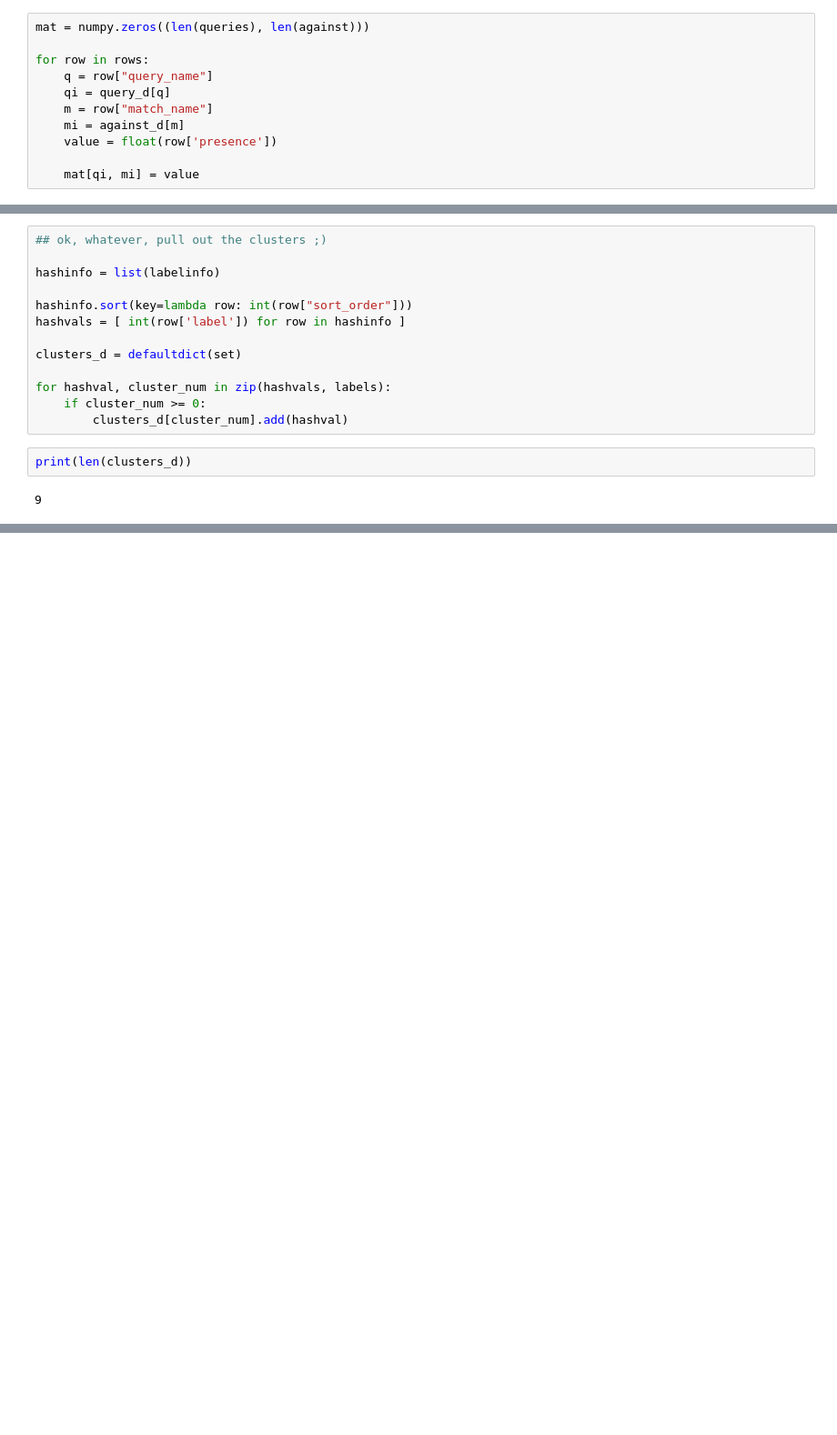
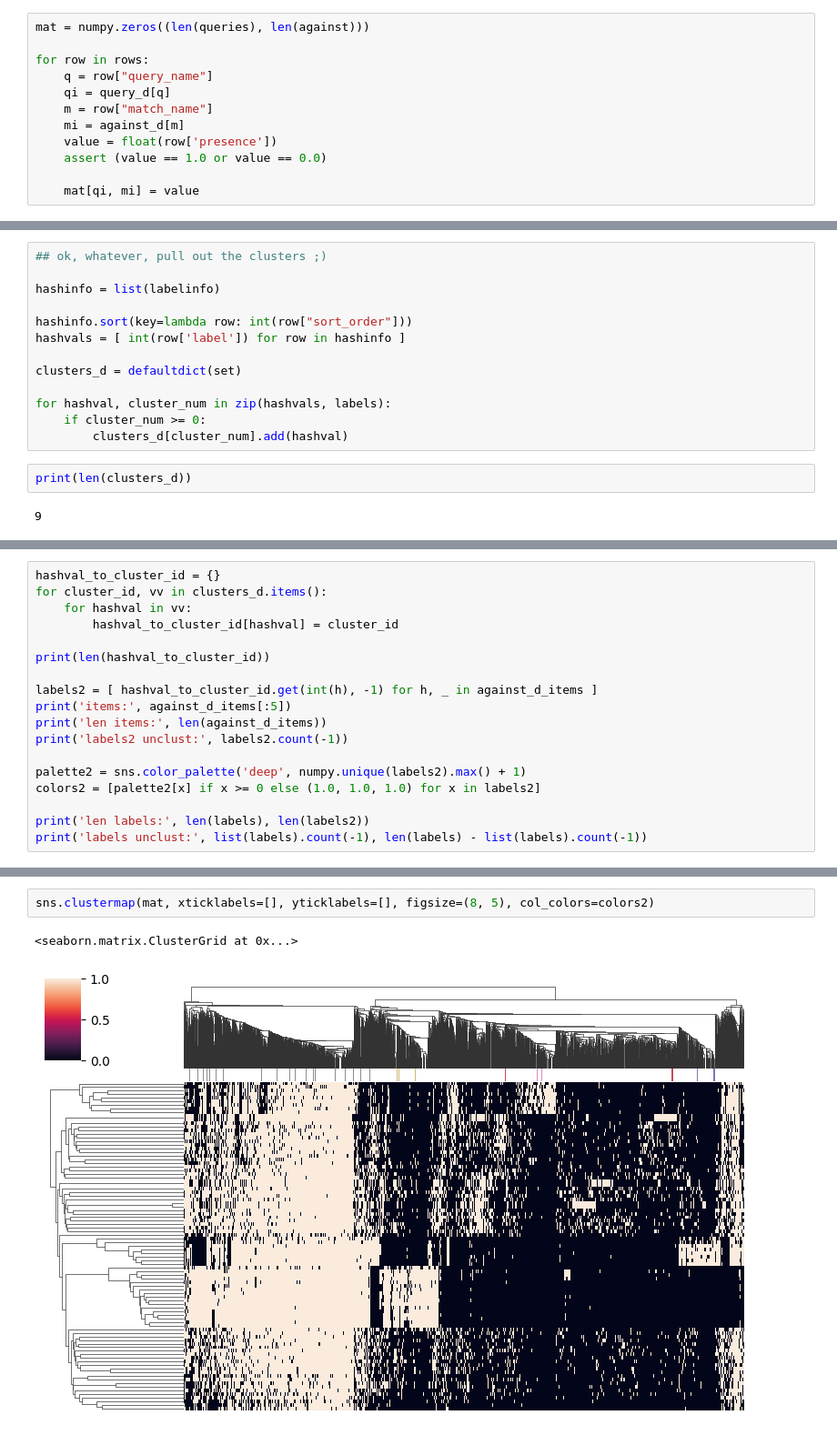
Before and after one commit to ctb/2024-pangenome-hash-corr, a Jupyter notebook: hdbscan.ipynb, the cells around one changed output, grey strips where cells are left out. Shown at 91% size. Cells and saved outputs as stored; diff of their text form; blank space fills up the shorter version.

```diff
--- a/hdbscan.ipynb
+++ b/hdbscan.ipynb
@@ -59,6 +66,7 @@ for row in rows:
     m = row["match_name"]
     mi = against_d[m]
     value = float(row['presence'])
+    assert (value == 1.0 or value == 0.0)
 
     mat[qi, mi] = value
 # %%
@@ -186,0 +206,18 @@ cluster 8 has size 27
+# %%
+hashval_to_cluster_id = {}
+for cluster_id, vv in clusters_d.items():
+    for hashval in vv:
+        hashval_to_cluster_id[hashval] = cluster_id
+
+print(len(hashval_to_cluster_id))
+
+labels2 = [ hashval_to_cluster_id.get(int(h), -1) for h, _ in against_d_items ]
+print('items:', against_d_items[:5])
+print('len items:', len(against_d_items))
+print('labels2 unclust:', labels2.count(-1))
+
+palette2 = sns.color_palette('deep', numpy.unique(labels2).max() + 1)
+colors2 = [palette2[x] if x >= 0 else (1.0, 1.0, 1.0) for x in labels2]
+
+print('len labels:', len(labels), len(labels2))
+print('labels unclust:', list(labels).count(-1), len(labels) - list(labels).count(-1))
@@ -186,0 +231,5 @@ cluster 8 has size 27
+# %%
+sns.clustermap(mat, xticklabels=[], yticklabels=[], figsize=(8, 5), col_colors=colors2)
+# %% [output]
+<seaborn.matrix.ClusterGrid at 0x...>
+[figure, added]
```
Also changed, not shown: parts of 8 cells of this notebook.
